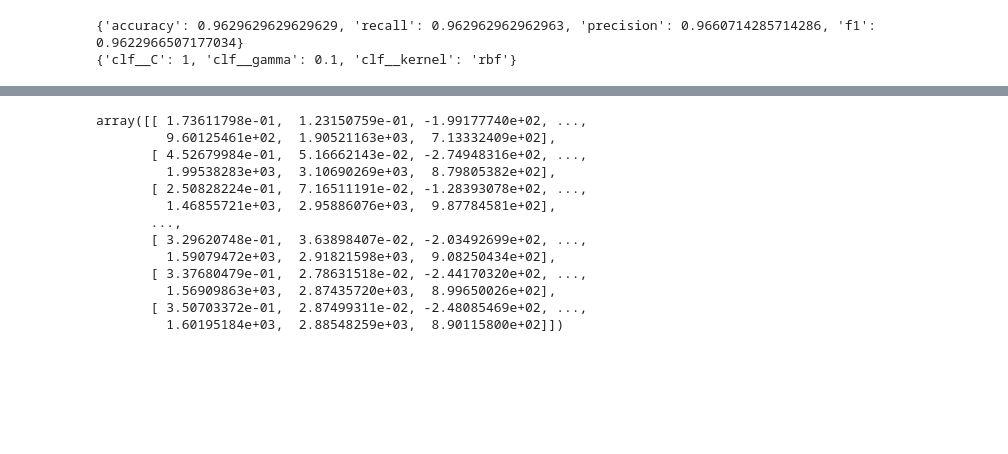
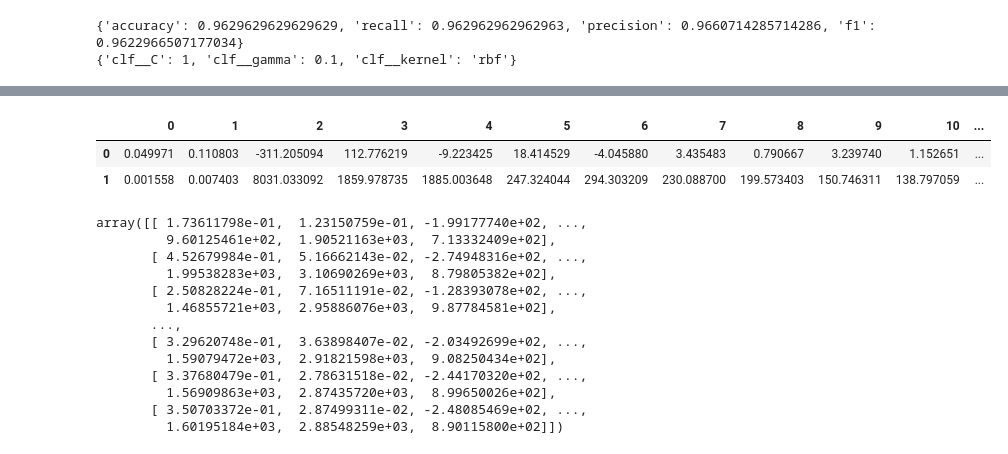
Before and after one commit to jopapo/ninando, a Jupyter notebook: learning/full_test_notebook.ipynb, the cells around one changed output, grey strips where cells are left out. Cells and saved outputs as stored; diff of their text form; code cells hidden in the pictures; blank space fills up the shorter version.

```diff
--- a/learning/full_test_notebook.ipynb
+++ b/learning/full_test_notebook.ipynb
@@ -204,3 +217,9 @@ Reshape your data either using array.reshape(-1, 1) if your data has a single fe
+# %%
+pd.DataFrame([scaler.mean_, scaler.var_])
+# %% [output]
+|  | 0 | 1 | 2 | 3 | 4 | 5 | 6 | 7 | 8 | 9 | 10 | ... |
+| 0 | 0.049971 | 0.110803 | -311.205094 | 112.776219 | -9.223425 | 18.414529 | -4.045880 | 3.435483 | 0.790667 | 3.239740 | 1.152651 | ... |
+| 1 | 0.001558 | 0.007403 | 8031.033092 | 1859.978735 | 1885.003648 | 247.324044 | 294.303209 | 230.088700 | 199.573403 | 150.746311 | 138.797059 | ... |
 # %%
 # Teste com SR = 8000
 X2 = np.empty([0, 18])
```
Also changed, not shown: parts of 1 cell of this notebook.
